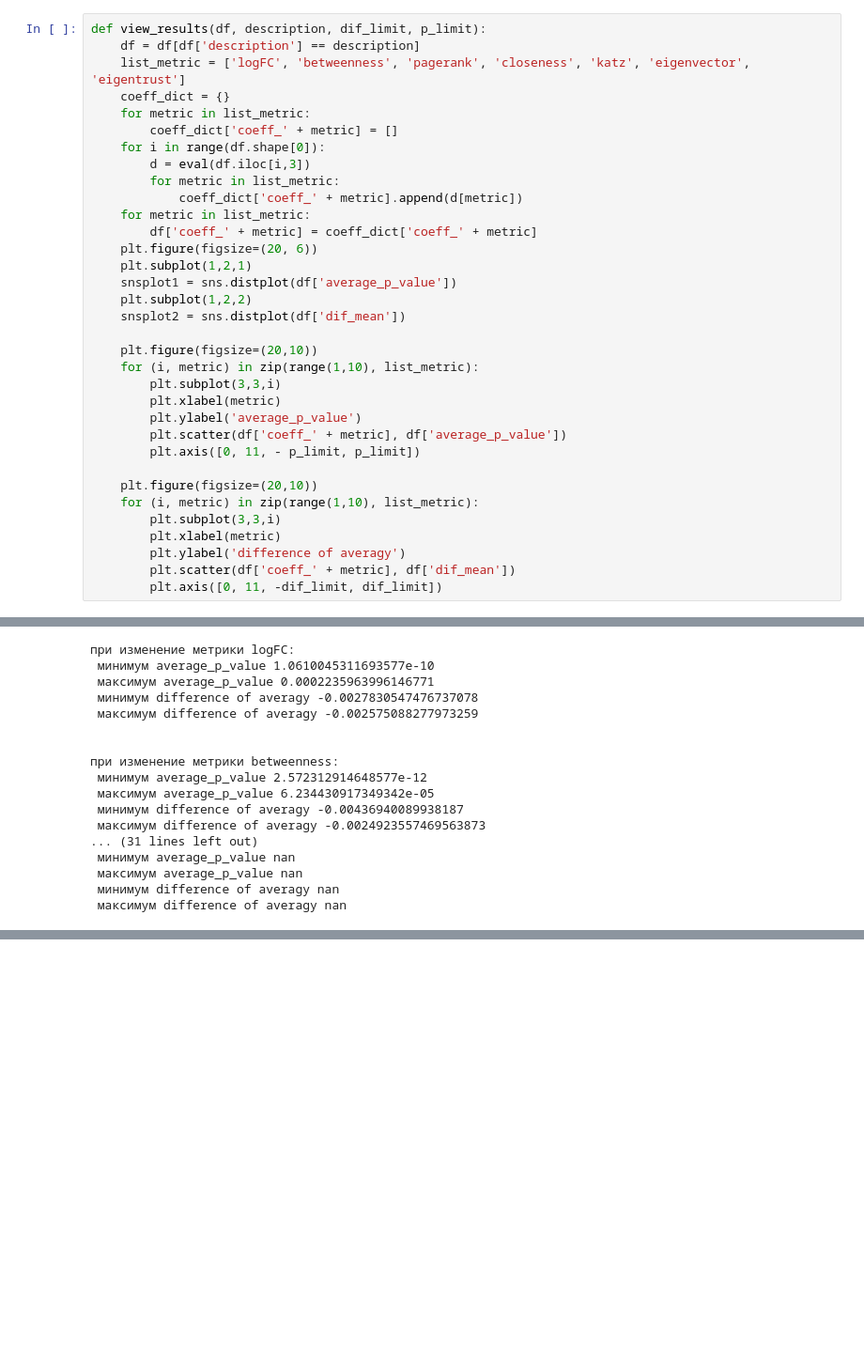
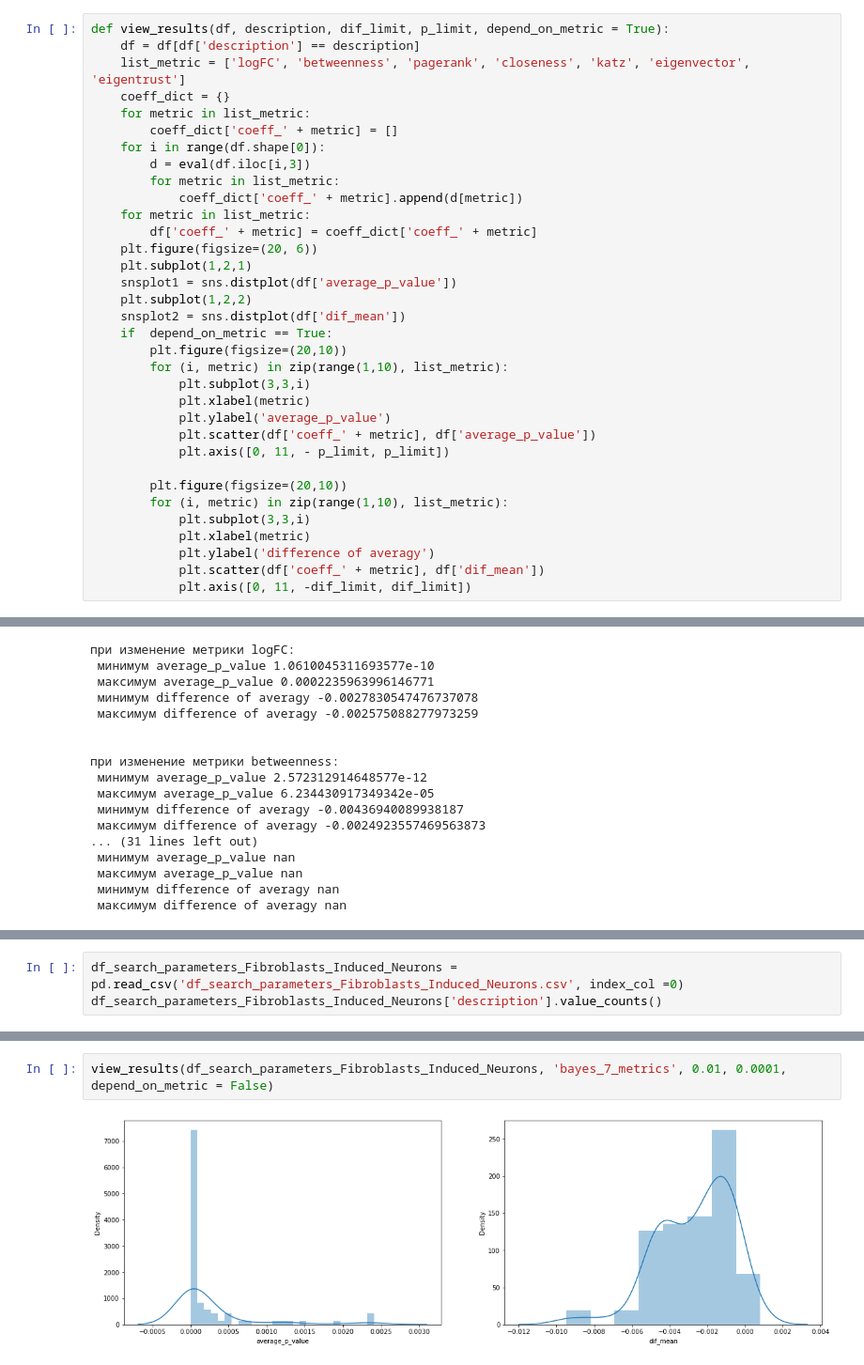
Before and after one commit to ziganshina-dinara/synergy_project, a Jupyter notebook: DATA/Fibroblasts_Induced_Neurons/viewing_validation_results.ipynb, the cells around one changed output, grey strips where cells are left out. Shown at 94% size. Saved outputs shown, nothing was run; the diff lists cells and outputs as text; blank space fills up the shorter version.

Commit message:
results of bayes_validation with 7 metrics

```diff
--- a/DATA/Fibroblasts_Induced_Neurons/viewing_validation_results.ipynb
+++ b/DATA/Fibroblasts_Induced_Neurons/viewing_validation_results.ipynb
@@ -149,7 +151,7 @@ bayes, 9 metrics                             80
 6_constant_factors_1_variable_pagerank       50
 Name: description, dtype: int64
 # %%
-def view_results(df, description, dif_limit, p_limit):
+def view_results(df, description, dif_limit, p_limit, depend_on_metric = True):
     df = df[df['description'] == description]
     list_metric = ['logFC', 'betweenness', 'pagerank', 'closeness', 'katz', 'eigenvector', 'eigentrust']
     coeff_dict = {}
@@ -166,22 +168,22 @@ def view_results(df, description, dif_limit, p_limit):
     snsplot1 = sns.distplot(df['average_p_value'])
     plt.subplot(1,2,2)
     snsplot2 = sns.distplot(df['dif_mean'])
+    if  depend_on_metric == True:
+        plt.figure(figsize=(20,10))
+        for (i, metric) in zip(range(1,10), list_metric):
+            plt.subplot(3,3,i)
+            plt.xlabel(metric)
+            plt.ylabel('average_p_value')
+            plt.scatter(df['coeff_' + metric], df['average_p_value'])
+            plt.axis([0, 11, - p_limit, p_limit])
 
-    plt.figure(figsize=(20,10))
-    for (i, metric) in zip(range(1,10), list_metric):
-        plt.subplot(3,3,i)
-        plt.xlabel(metric)
-        plt.ylabel('average_p_value')
-        plt.scatter(df['coeff_' + metric], df['average_p_value'])
-        plt.axis([0, 11, - p_limit, p_limit])
-
-    plt.figure(figsize=(20,10))
-    for (i, metric) in zip(range(1,10), list_metric):
-        plt.subplot(3,3,i)
-        plt.xlabel(metric)
-        plt.ylabel('difference of averagу')
-        plt.scatter(df['coeff_' + metric], df['dif_mean'])
-        plt.axis([0, 11, -dif_limit, dif_limit])
+        plt.figure(figsize=(20,10))
+        for (i, metric) in zip(range(1,10), list_metric):
+            plt.subplot(3,3,i)
+            plt.xlabel(metric)
+            plt.ylabel('difference of averagу')
+            plt.scatter(df['coeff_' + metric], df['dif_mean'])
+            plt.axis([0, 11, -dif_limit, dif_limit])
 # %%
 view_results(df_search_parameters_Fibroblasts_Induced_Neurons, '6_constant_factors_1_variable_logFC', 0.005, 0.1)
 # %% [output]
@@ -315,0 +320,3 @@ for metric in list_metric:
+# %%
+df_search_parameters_Fibroblasts_Induced_Neurons = pd.read_csv('df_search_parameters_Fibroblasts_Induced_Neurons.csv', index_col =0)
+df_search_parameters_Fibroblasts_Induced_Neurons['description'].value_counts()
@@ -315,0 +341,4 @@ for metric in list_metric:
+# %%
+view_results(df_search_parameters_Fibroblasts_Induced_Neurons, 'bayes_7_metrics', 0.01, 0.0001, depend_on_metric = False)
+# %% [output]
+[figure, added]
```
Also changed, not shown: parts of 7 cells of this notebook.
